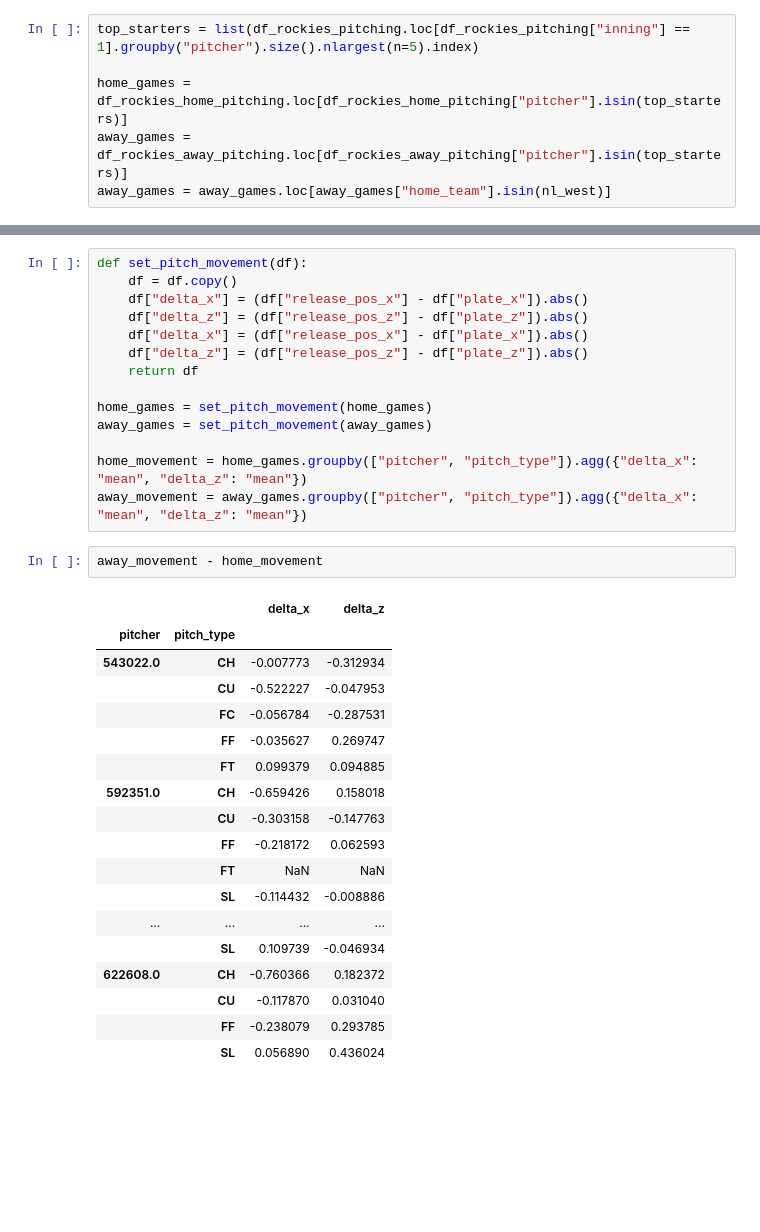
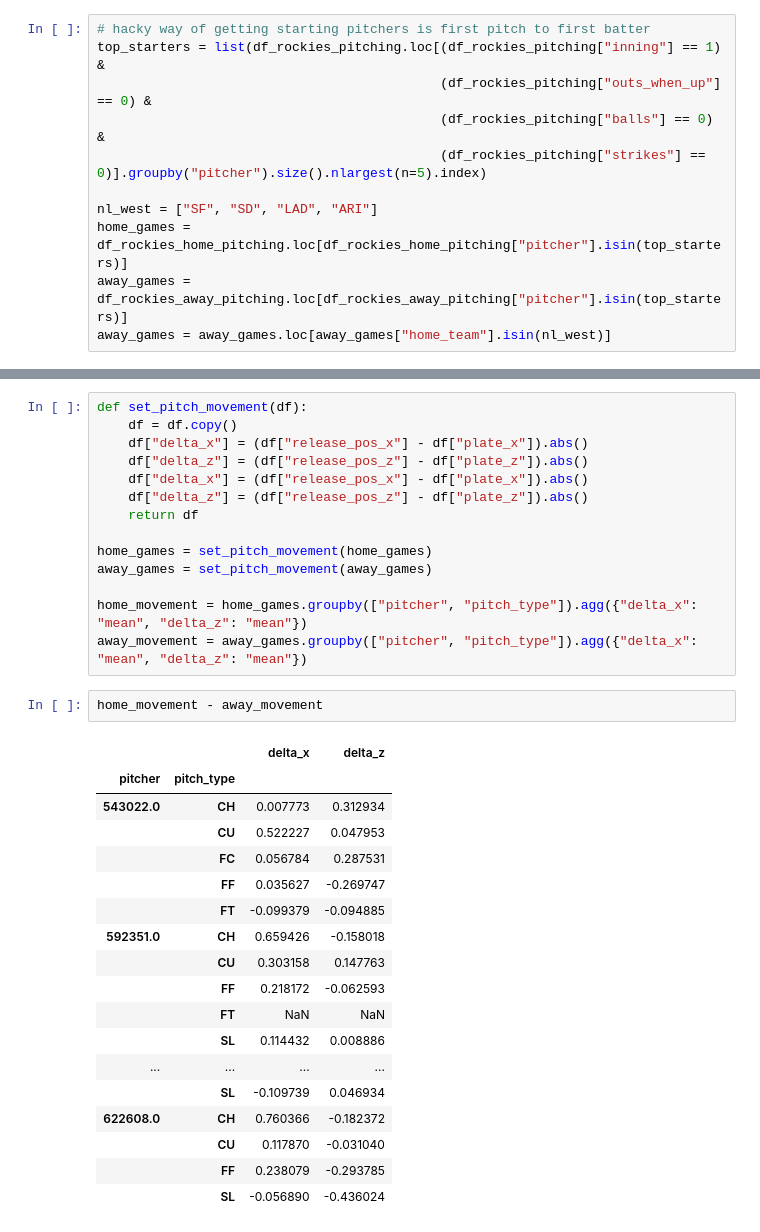
Before and after one commit to michaelmdresser/csci4831-sabermetrics, a Jupyter notebook: Assignment2-Pitching.ipynb, the cells around one changed output, grey strips where cells are left out. Drawn from its saved outputs; the diff is of its cells as text; blank space fills up the shorter version.

```diff
--- a/Assignment2-Pitching.ipynb
+++ b/Assignment2-Pitching.ipynb
@@ -203,8 +201,13 @@ df_rockies_home_pitching = df_rockies_home.loc[df2017["inning_topbot"] == "Top"]
 df_rockies_away_pitching = df_rockies_away.loc[df2017["inning_topbot"] == "Bot"].copy()
 df_rockies_pitching = pd.concat([df_rockies_home_pitching, df_rockies_away_pitching])
 # %%
-top_starters = list(df_rockies_pitching.loc[df_rockies_pitching["inning"] == 1].groupby("pitcher").size().nlargest(n=5).index)
+# hacky way of getting starting pitchers is first pitch to first batter
+top_starters = list(df_rockies_pitching.loc[(df_rockies_pitching["inning"] == 1) &
+                                            (df_rockies_pitching["outs_when_up"] == 0) &
+                                            (df_rockies_pitching["balls"] == 0) &
+                                            (df_rockies_pitching["strikes"] == 0)].groupby("pitcher").size().nlargest(n=5).index)
 
+nl_west = ["SF", "SD", "LAD", "ARI"]
 home_games = df_rockies_home_pitching.loc[df_rockies_home_pitching["pitcher"].isin(top_starters)]
 away_games = df_rockies_away_pitching.loc[df_rockies_away_pitching["pitcher"].isin(top_starters)]
 away_games = away_games.loc[away_games["home_team"].isin(nl_west)]
@@ -243,24 +238,24 @@ away_games = set_pitch_movement(away_games)
 
 home_movement = home_games.groupby(["pitcher", "pitch_type"]).agg({"delta_x": "mean", "delta_z": "mean"})
 away_movement = away_games.groupby(["pitcher", "pitch_type"]).agg({"delta_x": "mean", "delta_z": "mean"})
-# %%
-away_movement - home_movement
-# %% [output]
-|  |  | delta_x | delta_z |
-| pitcher | pitch_type |  |  |
-| 543022.0 | CH | -0.007773 | -0.312934 |
-|  | CU | -0.522227 | -0.047953 |
-|  | FC | -0.056784 | -0.287531 |
-|  | FF | -0.035627 | 0.269747 |
-|  | FT | 0.099379 | 0.094885 |
-| 592351.0 | CH | -0.659426 | 0.158018 |
-|  | CU | -0.303158 | -0.147763 |
-|  | FF | -0.218172 | 0.062593 |
-|  | FT | NaN | NaN |
-|  | SL | -0.114432 | -0.008886 |
-| ... | ... | ... | ... |
-|  | SL | 0.109739 | -0.046934 |
-| 622608.0 | CH | -0.760366 | 0.182372 |
-|  | CU | -0.117870 | 0.031040 |
-|  | FF | -0.238079 | 0.293785 |
-|  | SL | 0.056890 | 0.436024 |
+# %%
+home_movement - away_movement
+# %% [output]
+|  |  | delta_x | delta_z |
+| pitcher | pitch_type |  |  |
+| 543022.0 | CH | 0.007773 | 0.312934 |
+|  | CU | 0.522227 | 0.047953 |
+|  | FC | 0.056784 | 0.287531 |
+|  | FF | 0.035627 | -0.269747 |
+|  | FT | -0.099379 | -0.094885 |
+| 592351.0 | CH | 0.659426 | -0.158018 |
+|  | CU | 0.303158 | 0.147763 |
+|  | FF | 0.218172 | -0.062593 |
+|  | FT | NaN | NaN |
+|  | SL | 0.114432 | 0.008886 |
+| ... | ... | ... | ... |
+|  | SL | -0.109739 | 0.046934 |
+| 622608.0 | CH | 0.760366 | -0.182372 |
+|  | CU | 0.117870 | -0.031040 |
+|  | FF | 0.238079 | -0.293785 |
+|  | SL | -0.056890 | -0.436024 |
```
Also changed, not shown: parts of 14 cells of this notebook, 1 other file.
